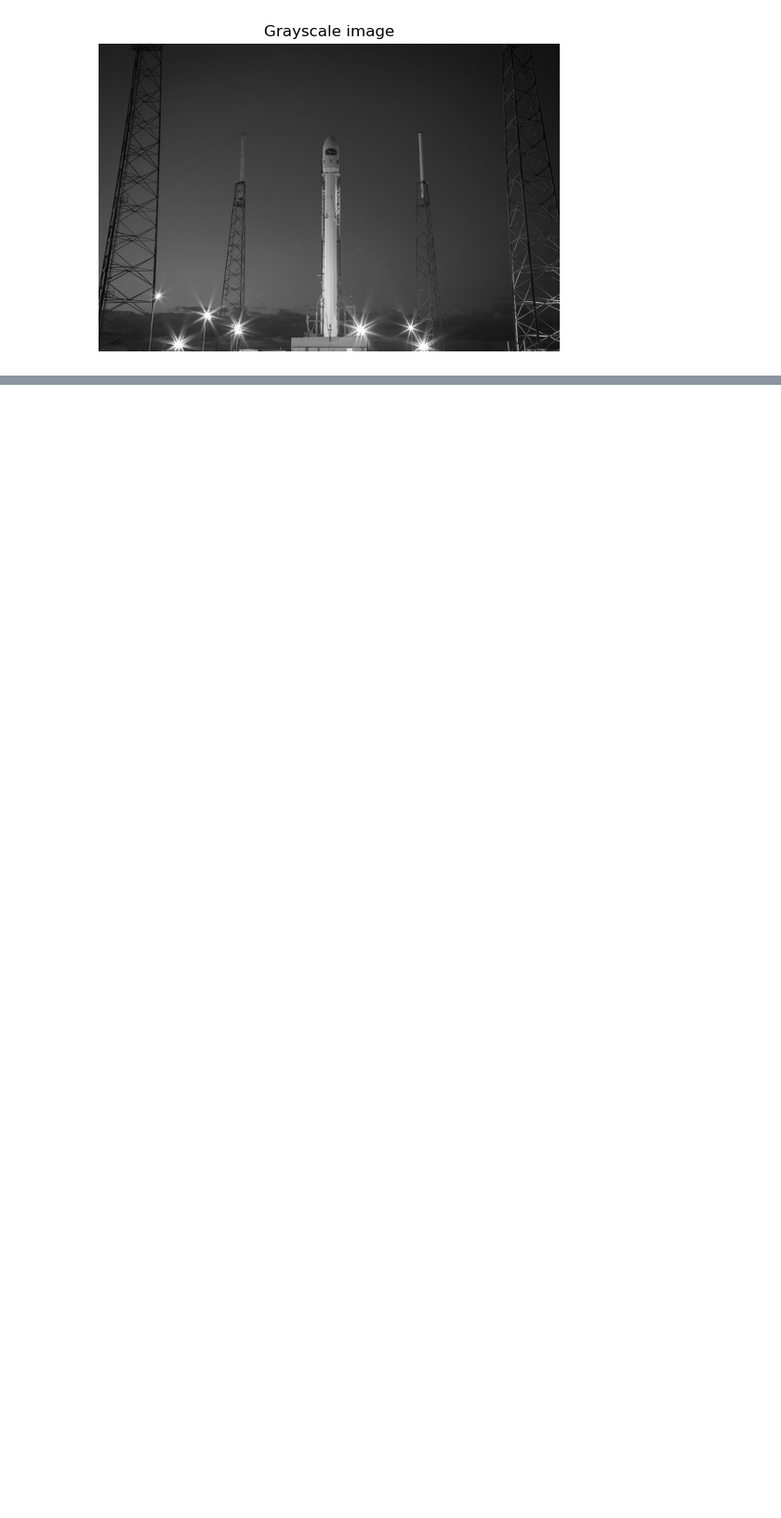
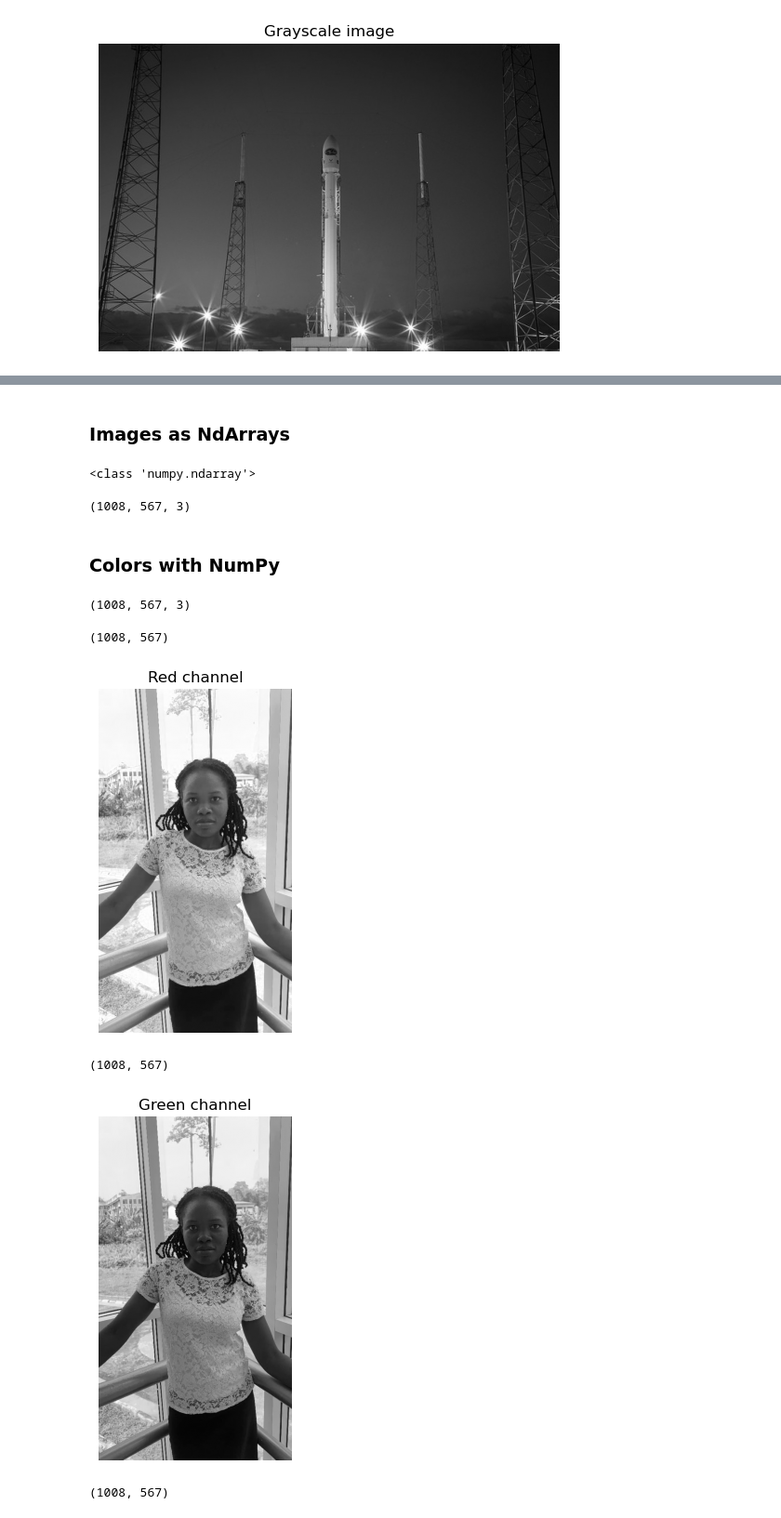
Before and after one commit to FelicityTech/AI-Engineering, a Jupyter notebook: Image-Processing-in-Python/indroduction-processing-with-scikit.ipynb, the cells around one changed output, grey strips where cells are left out. Shown at 93% size. Saved outputs shown, nothing was run; the diff lists cells and outputs as text; code cells hidden in the pictures; blank space fills up the shorter version.

```diff
--- a/Image-Processing-in-Python/indroduction-processing-with-scikit.ipynb
+++ b/Image-Processing-in-Python/indroduction-processing-with-scikit.ipynb
@@ -72,0 +78,42 @@ show_image(gray_scaled_rocket, 'Grayscale image')
+# %% [markdown]
+### Images as NdArrays
+# %%
+# loading the imagee using Matplotlib
+import matplotlib.pyplot as plt
+dorcas_image = plt.imread('dorcas.jpeg')
+
+print(type(dorcas_image))
+dorcas_image.shape
+# %% [output]
+<class 'numpy.ndarray'>
+(1008, 567, 3)
+# %% [markdown]
+### Colors with NumPy
+# %%
+import matplotlib.image as mpimg
+
+dorcas = mpimg.imread('dorcas.jpeg')
+print(dorcas.shape)
+# %% [output]
+(1008, 567, 3)
+# %%
+# Obtaining the red values of the image
+red_values = dorcas[:, :, 0]
+print(red_values.shape)
+show_image(red_values, 'Red channel')
+
+# Obtaining the green values of the image
+green_values = dorcas[:, :, 1]
+print(green_values.shape)
+show_image(green_values, 'Green channel')
+
+# Obtaining the blue values of the image
+blue_values = dorcas[:, :, 2]
+print(blue_values.shape)
+show_image(blue_values, 'Blue channel')
+# %% [output]
+(1008, 567)
+[figure, added]
+(1008, 567)
+[figure, added]
+(1008, 567)
```
Also changed, not shown: parts of 37 cells of this notebook, 4 other files.
